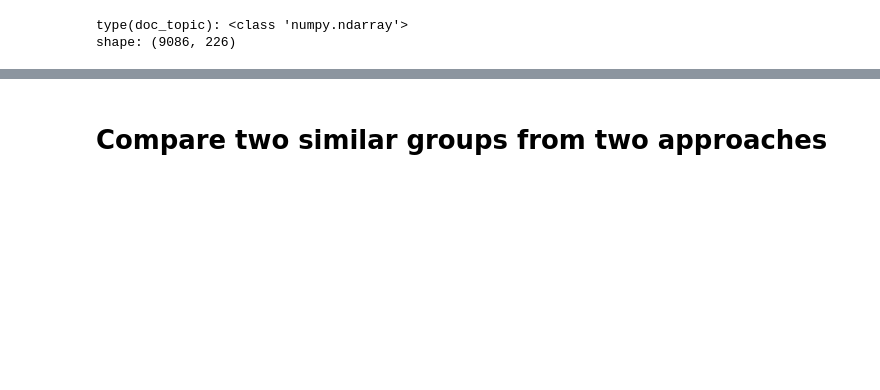
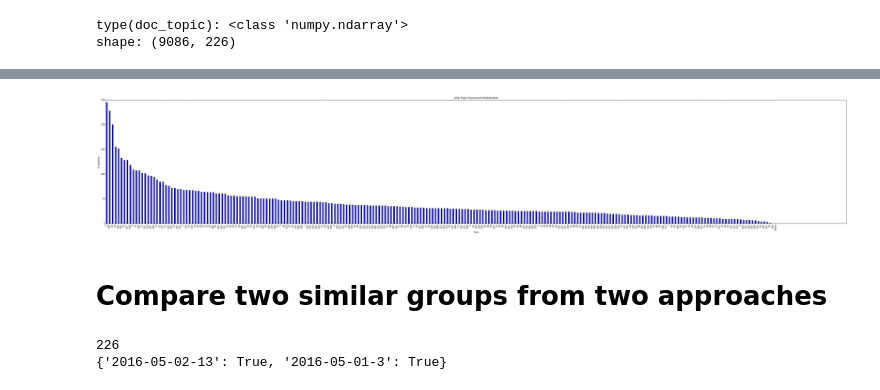
Before and after one commit to patorn/ucl_topic_structure_network_analysis, a Jupyter notebook: network.ipynb, the cells around one changed output, grey strips where cells are left out. Drawn from its saved outputs; the diff is of its cells as text; code cells hidden in the pictures; blank space fills up the shorter version.

```diff
--- a/network.ipynb
+++ b/network.ipynb
@@ -246,0 +273,13 @@ for item in sorted_items:
+# %%
+lda_topics = {}
+
+for item in lda_items:
+    topic_no = item[1]['topic_most_pr']
+    try:
+        lda_topics[topic_no]
+    except KeyError:
+        lda_topics[topic_no] = 0
+
+    lda_topics[topic_no] += 1
+
+len(lda_topics.keys())
@@ -247,2 +290,50 @@ for item in sorted_items:
+# %%
+x_data = []
+y_data = []
+for key, value in sorted(lda_topics.items(), key=lambda x: x[1], reverse=True):
+    x_data.append(key)
+    y_data.append(value)
+
+x_data.append('119')
+y_data.append(0)
+
+x_data.append('None')
+y_data.append(0)
+
+ind = np.arange(0, len(y_data) * 2, 2)
+fig = plt.figure(figsize=(60,10))
+plt.bar(ind, y_data)
+plt.xticks(ind, x_data, rotation=90)
+plt.title("LDA Topic Document Distribution")
+plt.xlabel("Topic")
+plt.ylabel("Frequency")
+plt.show()
+# %% [output]
+[figure, added]
 # %% [markdown]
 # Compare two similar groups from two approaches
+# %%
+topics = {}
+
+for i in range(max(community.membership)):
+    for v in community.subgraph(i).vs():
+        topic_no = i
+        try:
+            topics[topic_no]
+        except KeyError:
+            topics[topic_no] = []
+
+        topics[topic_no].append(v['name'])
+
+net_data = []
+for key, value in sorted(topics.items(), key=lambda x: x[0]):
+    h = {}
+    for v in value:
+        h[v] = True
+    net_data.append(h)
+
+print(len(net_data))
+print(net_data[0])
+# %% [output]
+226
+{'2016-05-02-13': True, '2016-05-01-3': True}
```
Also changed, not shown: parts of 21 cells of this notebook.
